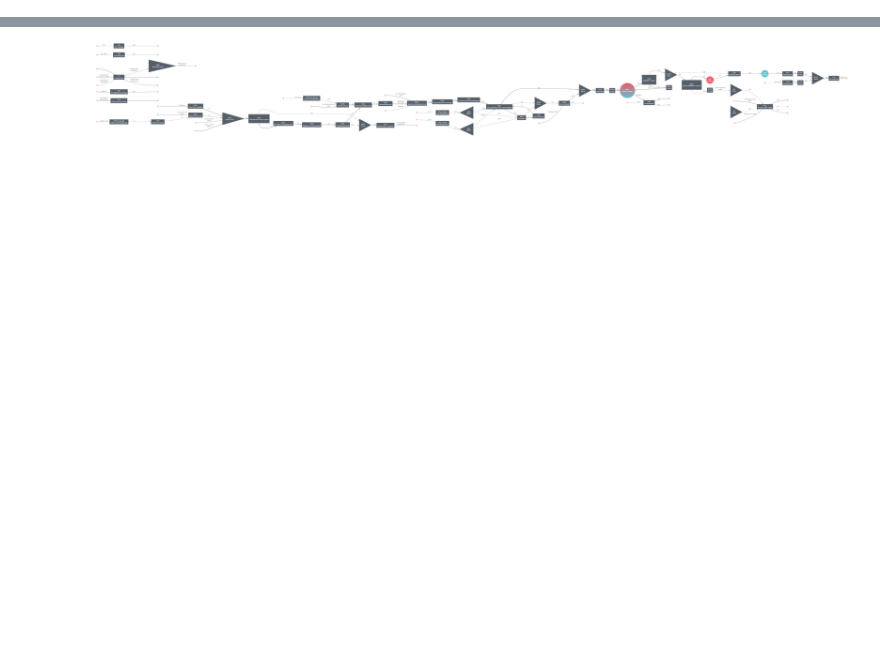
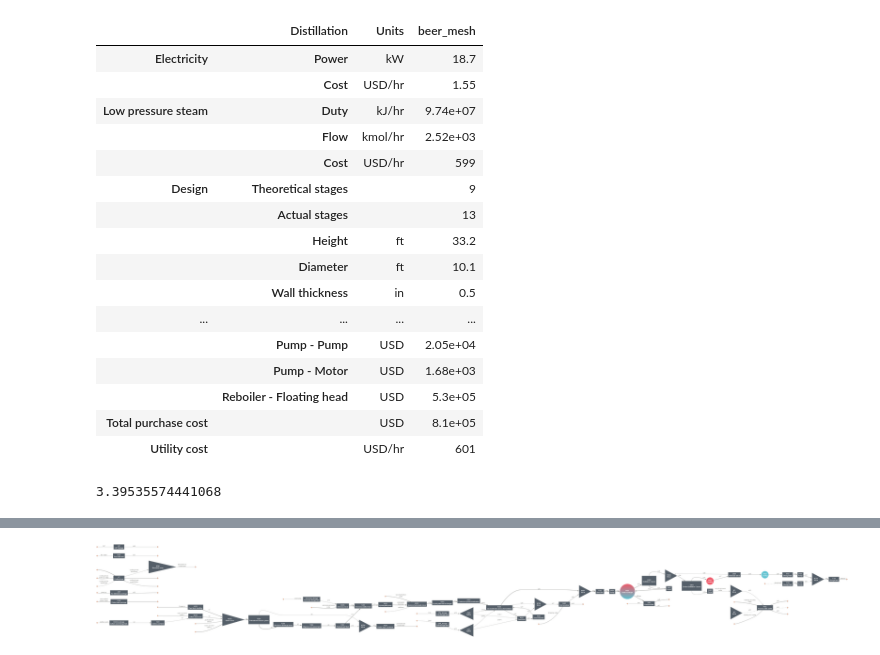
Before and after one commit to H-Wadgama/belt, a Jupyter notebook: atj_saf/atj_bst/kay_testing.ipynb, the cells around one changed output, grey strips where cells are left out. Saved outputs shown, nothing was run; the diff lists cells and outputs as text; code cells hidden in the pictures; blank space fills up the shorter version.

```diff
--- a/atj_saf/atj_bst/kay_testing.ipynb
+++ b/atj_saf/atj_bst/kay_testing.ipynb
@@ -47,0 +238,11 @@ etoh_system.simulate()
+# %%
+def _boilup_ratio(shortcut_column):
+    outlet = shortcut_column.reboiler.outs[0]
+    return outlet['g'].F_mol / outlet['l'].F_mol
+# %%
+boilup_beer = _boilup_ratio(beer_shortcut)
+boilup_rectif = _boilup_ratio(rectification_shortcut)
+# %%
+N_stages_beer = int(beer_shortcut.design_results['Theoretical stages'])
+feed_stage_beer = int(beer_shortcut.design_results['Theoretical feed stage'])
+N_stages_rectif = max(int(rectification_shortcut.design_results['Theoretical stages']), 11)
@@ -47,0 +253,35 @@ etoh_system.simulate()
+# %%
+# --- Column 1: beer/stripping MESH column. No condenser (reflux=0):
+# the top vapor leaves the column fully vaporized and feeds column 2 directly.
+beer_mesh = bst.MESHDistillation(
+    'beer_mesh',
+    ins=(ethanol_in_beer,),
+    outs=('beer_mesh_vapor', 'beer_mesh_bottoms'),
+    N_stages=N_stages_beer,
+    feed_stages=[feed_stage_beer],
+    reflux=0,
+    boilup=boilup_beer,
+    LHK=('Ethanol', 'Water'),
+    P=3*101325,
+)
+beer_mesh.simulate()
+# %%
+beer_mesh.results()
+# %% [output]
+|  | Distillation | Units | beer_mesh |
+| Electricity | Power | kW | 18.7 |
+|  | Cost | USD/hr | 1.55 |
+| Low pressure steam | Duty | kJ/hr | 9.74e+07 |
+|  | Flow | kmol/hr | 2.52e+03 |
+|  | Cost | USD/hr | 599 |
+| Design | Theoretical stages |  | 9 |
+|  | Actual stages |  | 13 |
+|  | Height | ft | 33.2 |
+|  | Diameter | ft | 10.1 |
+|  | Wall thickness | in | 0.5 |
+| ... | ... | ... | ... |
+|  | Pump - Pump | USD | 2.05e+04 |
+|  | Pump - Motor | USD | 1.68e+03 |
+|  | Reboiler - Floating head | USD | 5.3e+05 |
+| Total purchase cost |  | USD | 8.1e+05 |
+| Utility cost |  | USD/hr | 601 |
@@ -47,0 +307,4 @@ etoh_system.simulate()
+# %%
+boilup_rectif
+# %% [output]
+3.39535574441068
```
Also changed, not shown: parts of 28 cells of this notebook, 59 other files.
